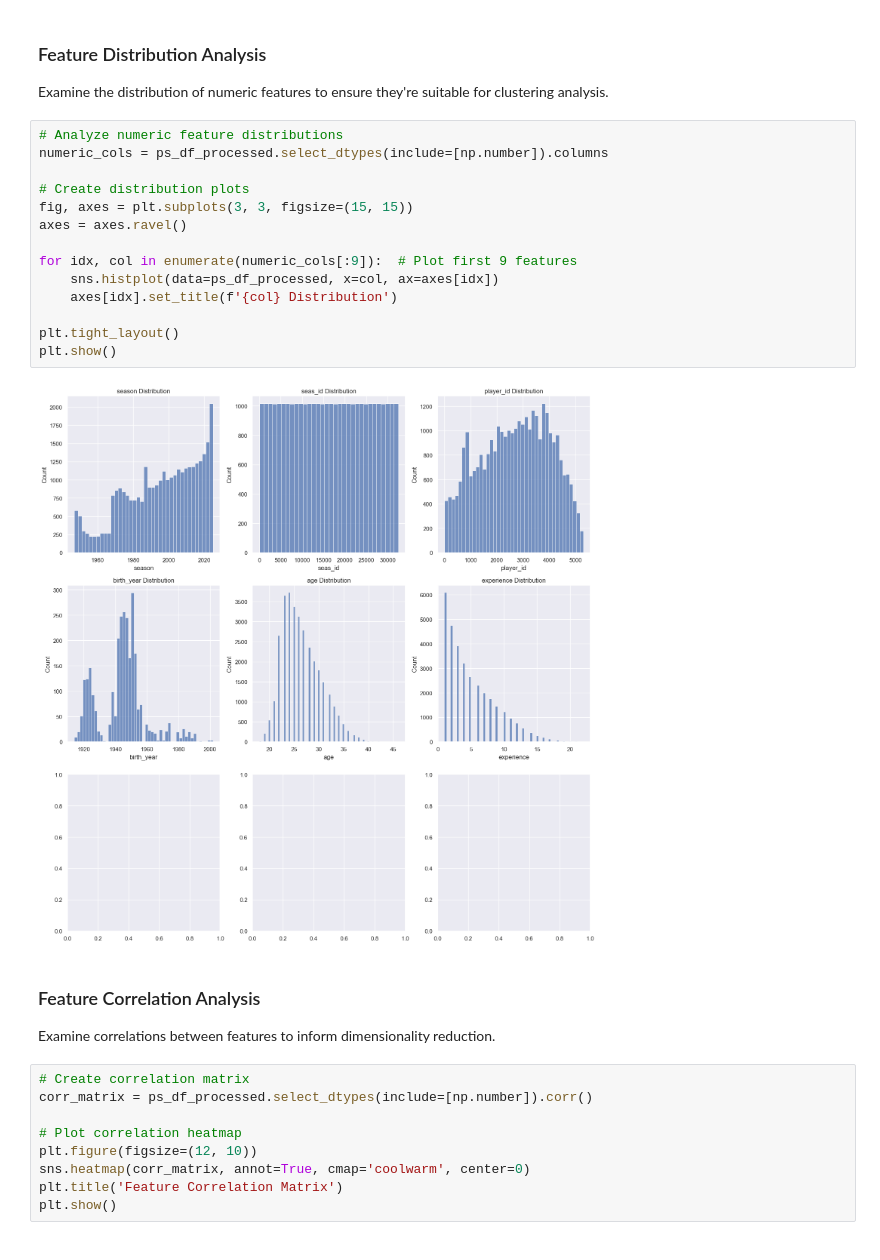
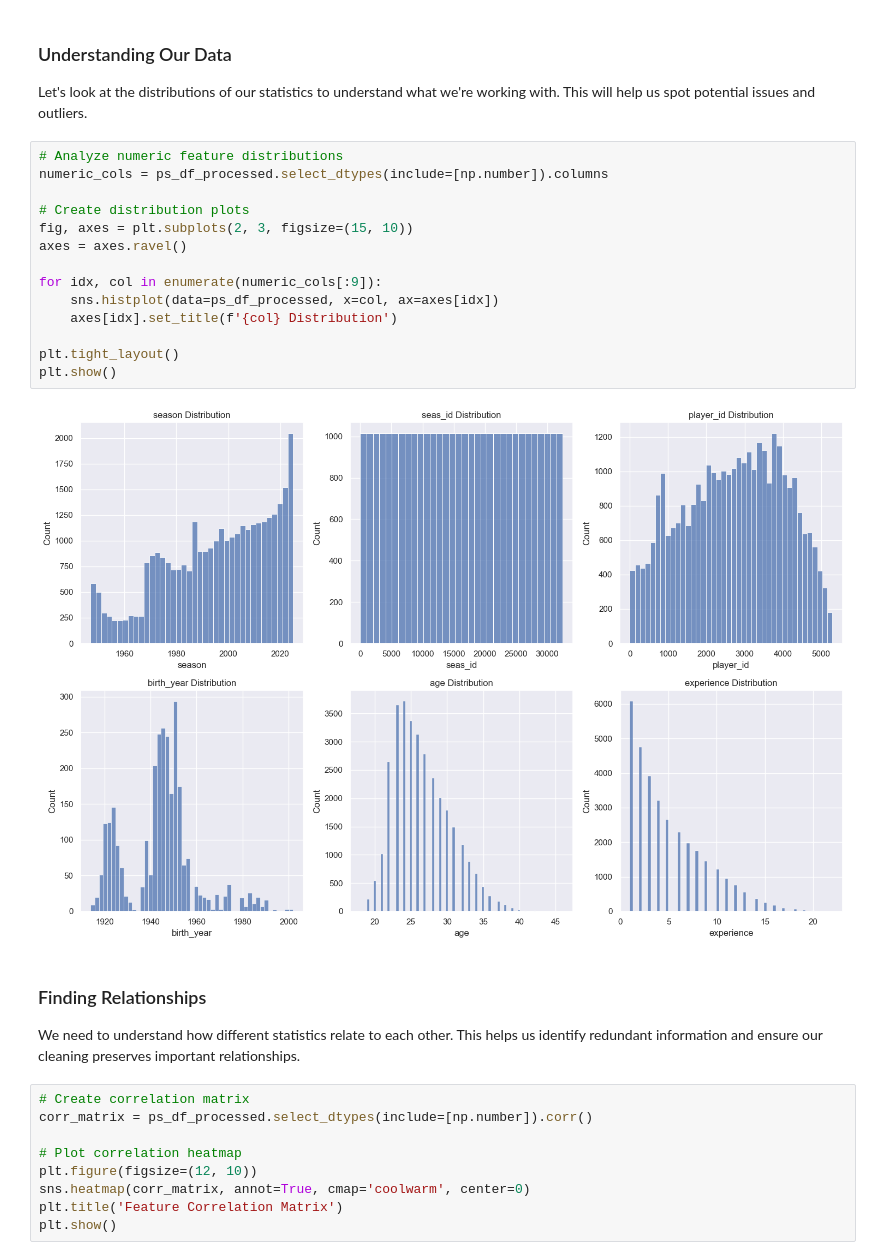
Before and after one commit to lukelittle/csca5632-final-project, a Jupyter notebook: notebooks/02_data_cleaning.ipynb, the cells around one changed output. Drawn from its saved outputs; the diff is of its cells as text.

```diff
--- a/notebooks/02_data_cleaning.ipynb
+++ b/notebooks/02_data_cleaning.ipynb
@@ -89,27 +60,27 @@ ps_df_processed = ps_df_raw.copy()
-# %% [markdown]
-### Feature Distribution Analysis
-
-Examine the distribution of numeric features to ensure they're suitable for clustering analysis.
+# %% [markdown]
+### Understanding Our Data
+
+Let's look at the distributions of our statistics to understand what we're working with. This will help us spot potential issues and outliers.
 # %%
 # Analyze numeric feature distributions
 numeric_cols = ps_df_processed.select_dtypes(include=[np.number]).columns
 
 # Create distribution plots
-fig, axes = plt.subplots(3, 3, figsize=(15, 15))
+fig, axes = plt.subplots(2, 3, figsize=(15, 10))
 axes = axes.ravel()
 
-for idx, col in enumerate(numeric_cols[:9]):  # Plot first 9 features
+for idx, col in enumerate(numeric_cols[:9]):
     sns.histplot(data=ps_df_processed, x=col, ax=axes[idx])
     axes[idx].set_title(f'{col} Distribution')
 
 plt.tight_layout()
 plt.show()
 # %% [output]
-[figure, old version]
+[figure, new version]
-# %% [markdown]
-### Feature Correlation Analysis
-
-Examine correlations between features to inform dimensionality reduction.
+# %% [markdown]
+### Finding Relationships
+
+We need to understand how different statistics relate to each other. This helps us identify redundant information and ensure our cleaning preserves important relationships.
 # %%
 # Create correlation matrix
 corr_matrix = ps_df_processed.select_dtypes(include=[np.number]).corr()
```
Also changed, not shown: parts of 9 cells of this notebook, 18 other files.
